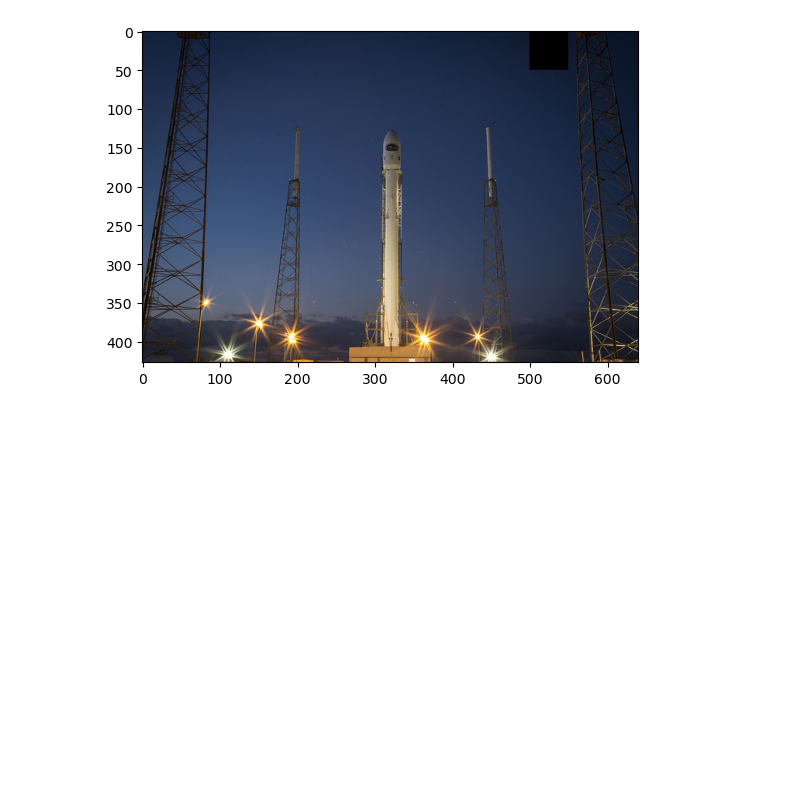
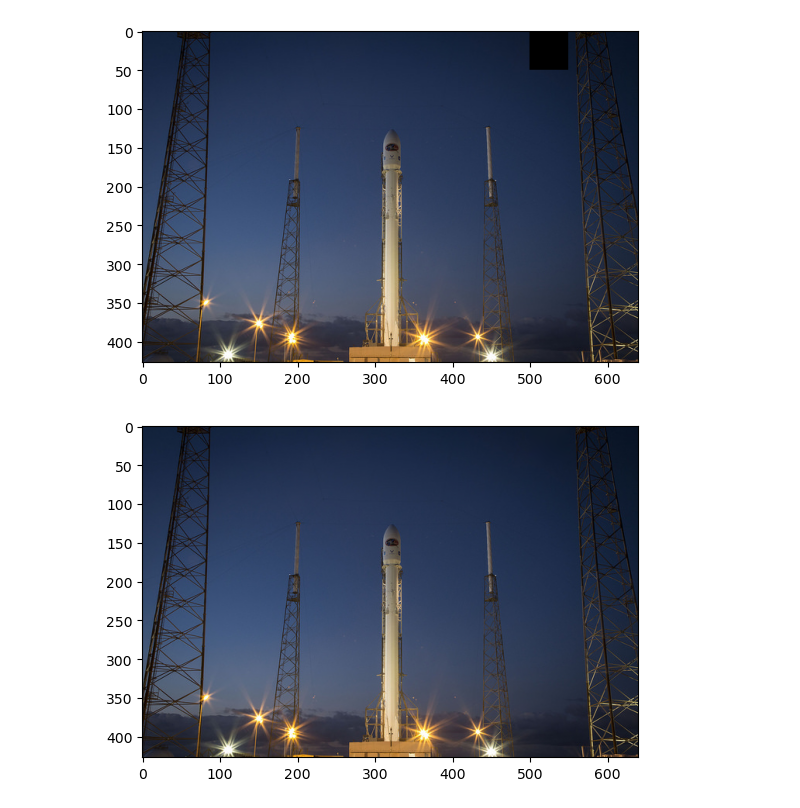
Before and after one commit to Ramseths/scikit-image-preprocessing, a Jupyter notebook: restoration.ipynb, the cells around one changed output. Cells and saved outputs as stored; diff of their text form; code cells hidden in the pictures; blank space fills up the shorter version.

Commit message:
feat: apply biharmonic equation

```diff
--- a/restoration.ipynb
+++ b/restoration.ipynb
@@ -18,3 +18,15 @@ plt.imshow(img, cmap=plt.cm.gray)
 # %% [output]
 <matplotlib.image.AxesImage at 0x...>
 [figure]
+# %%
+def get_mask(image):
+    mask = np.zeros(image.shape[:-1])
+    mask[0:50, 500:550] = 1
+    return mask
+# %%
+mask = get_mask(img)
+restored_img = inpaint.inpaint_biharmonic(img, mask, channel_axis=2)
+plt.imshow(restored_img, cmap=plt.cm.gray)
+plt.show()
+# %% [output]
+[figure, added]
```
